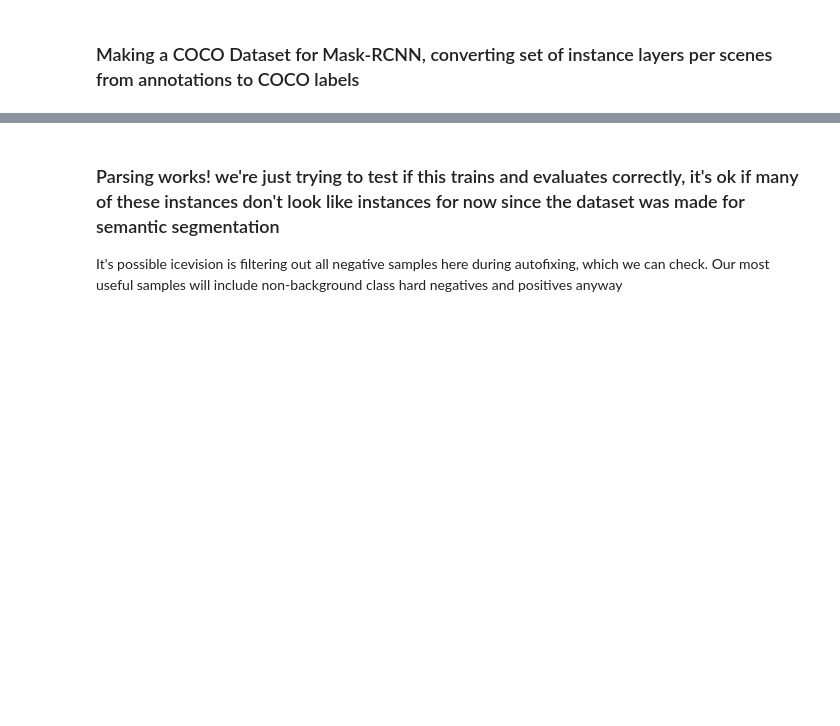
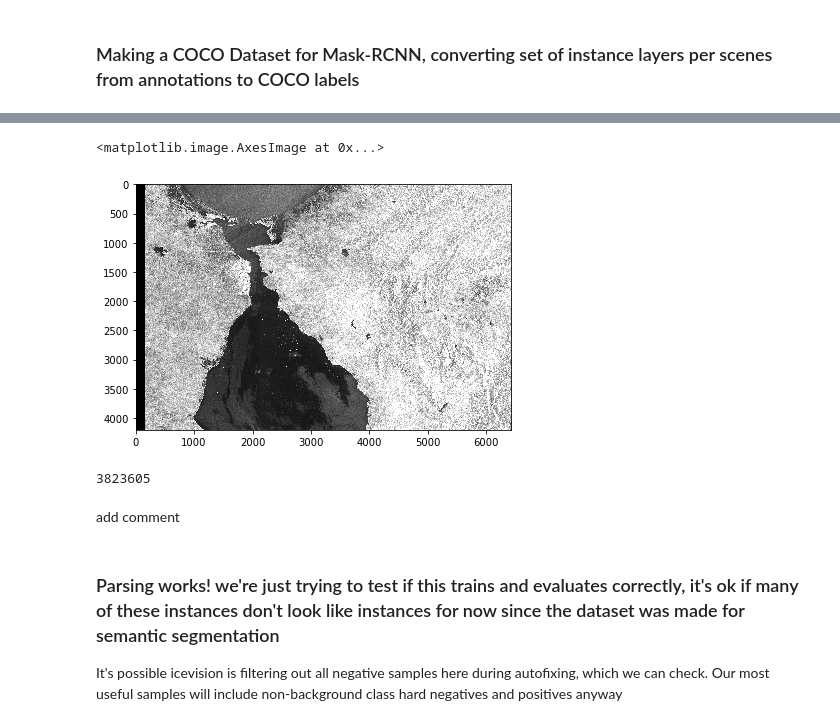
Before and after one commit to SkyTruth/cerulean-ml, a Jupyter notebook: notebooks/cerulean-v2-data-loader.ipynb, the cells around one changed output, grey strips where cells are left out. Drawn from its saved outputs; the diff is of its cells as text; code cells hidden in the pictures; blank space fills up the shorter version.

```diff
--- a/notebooks/cerulean-v2-data-loader.ipynb
+++ b/notebooks/cerulean-v2-data-loader.ipynb
@@ -112,3 +128,14 @@ tiled_arr = reshape_split(arr, (512, 512))
+# %%
+skio.imshow(arr)
+# %% [output]
+<matplotlib.image.AxesImage at 0x...>
+[figure, added]
+# %%
+34494453-(9*512*13*512)
+# %% [output]
+3823605
+# %% [markdown]
+add comment
 # %%
 arr.shape[0] // 512
 # %%
```
Also changed, not shown: parts of 6 cells of this notebook.
